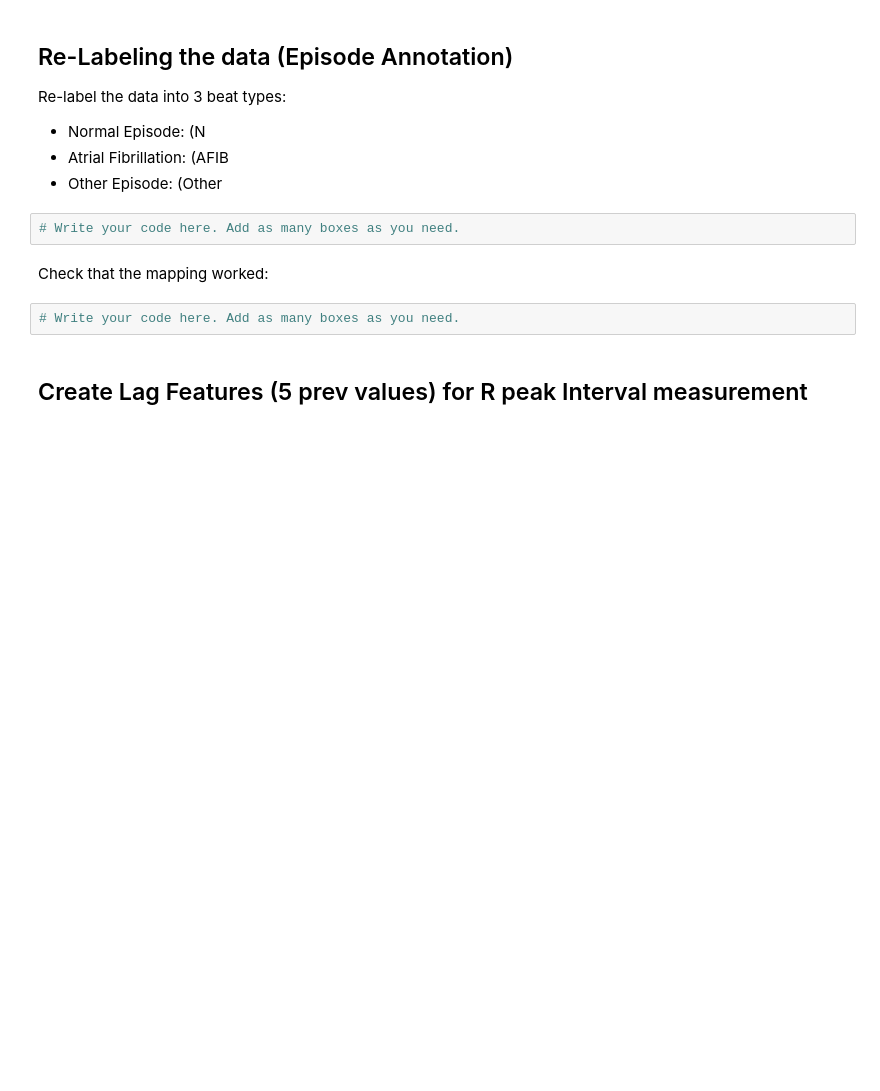
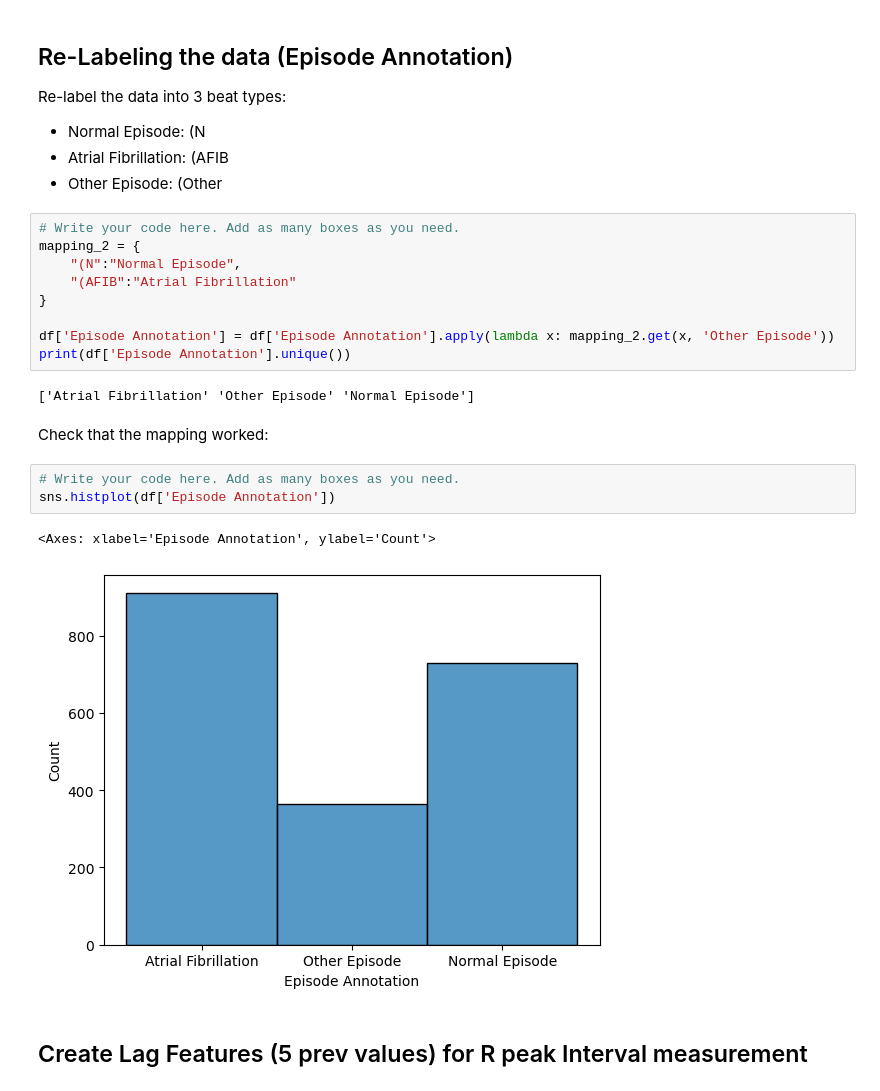
Before and after one commit to stojanov-d/vnp-labs, a Jupyter notebook: vtor-kolokvium/notebooks/Laboratory Exercise 3 - 13.12.2024 - 1700.ipynb, the cells around one changed output. Saved outputs shown, nothing was run; the diff lists cells and outputs as text; blank space fills up the shorter version.

```diff
--- a/vtor-kolokvium/notebooks/Laboratory Exercise 3 - 13.12.2024 - 1700.ipynb
+++ b/vtor-kolokvium/notebooks/Laboratory Exercise 3 - 13.12.2024 - 1700.ipynb
@@ -65,10 +133,23 @@ Re-label the data into 3 beat types:
 - Other Episode: (Other
 # %%
 # Write your code here. Add as many boxes as you need.
+mapping_2 = {
+    "(N":"Normal Episode",
+    "(AFIB":"Atrial Fibrillation"
+}
+
+df['Episode Annotation'] = df['Episode Annotation'].apply(lambda x: mapping_2.get(x, 'Other Episode'))
+print(df['Episode Annotation'].unique())
+# %% [output]
+['Atrial Fibrillation' 'Other Episode' 'Normal Episode']
 # %% [markdown]
 Check that the mapping worked:
 # %%
 # Write your code here. Add as many boxes as you need.
+sns.histplot(df['Episode Annotation'])
+# %% [output]
+<Axes: xlabel='Episode Annotation', ylabel='Count'>
+[figure, added]
 # %% [markdown]
 ## Create Lag Features (5 prev values) for R peak Interval measurement
 # %% [markdown]
```
Also changed, not shown: parts of 41 cells of this notebook, 1 other file.
